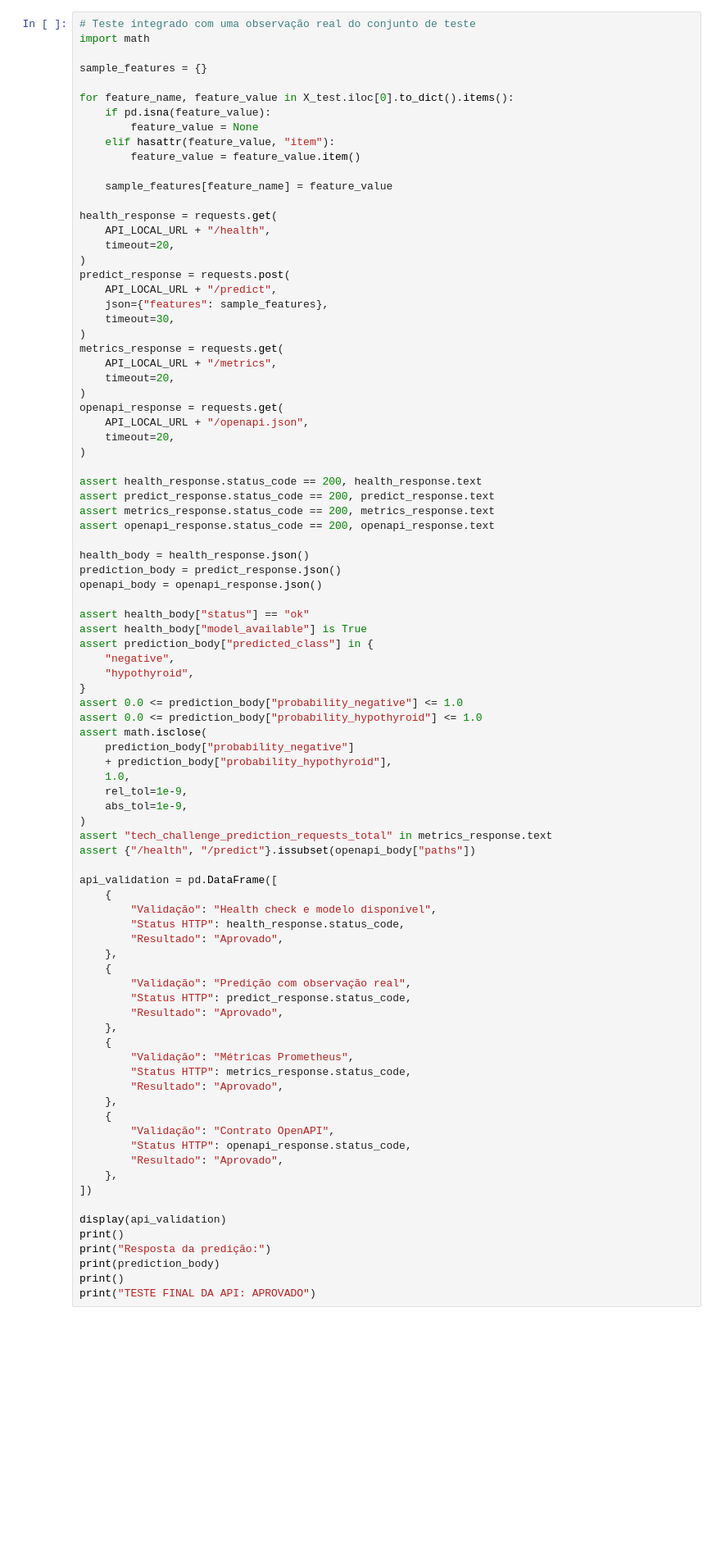
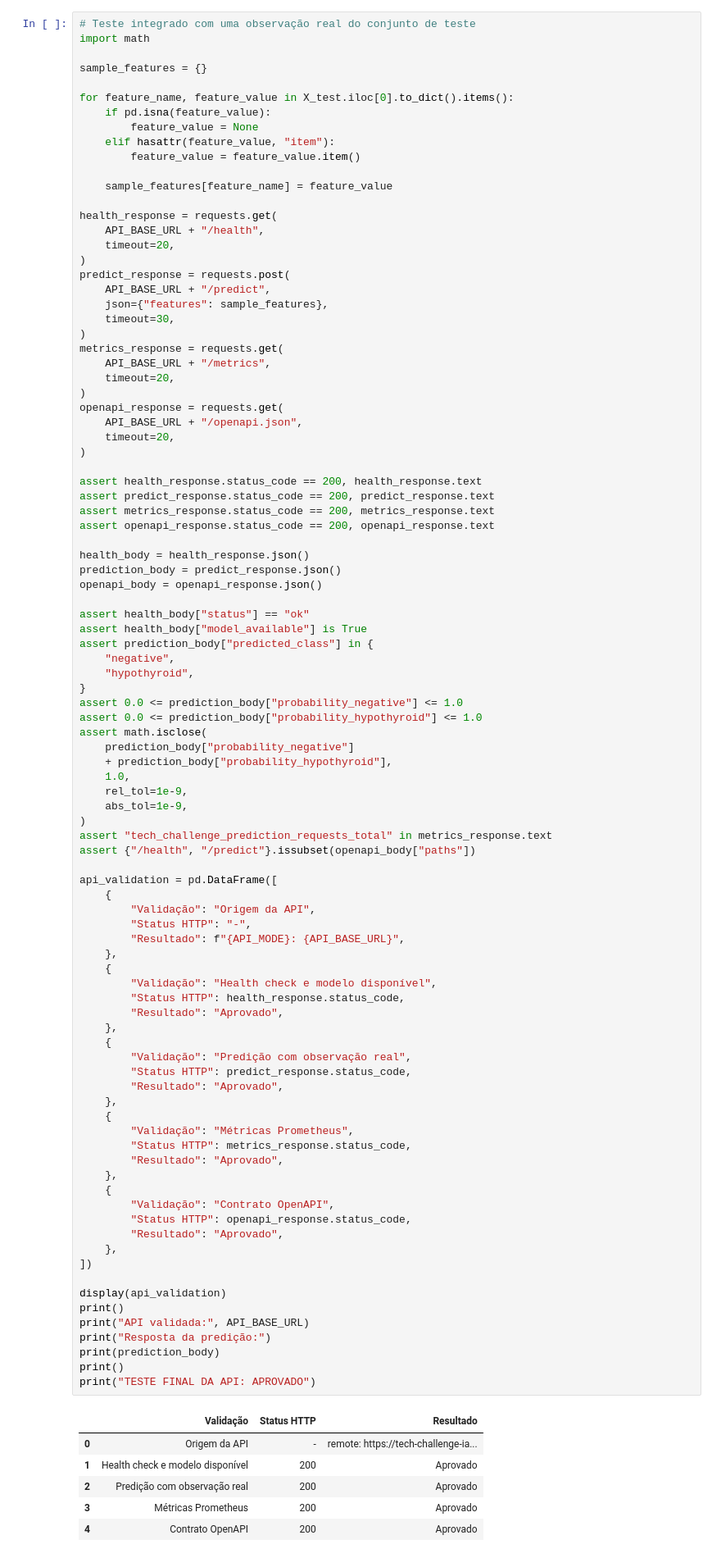
Before and after one commit to Val-Faria/tech-challenge-ia-saude, a Jupyter notebook: 02_otimizacao_hiperparametros_ag.ipynb, the cells around one changed output. Shown at 82% size. Drawn from its saved outputs; the diff is of its cells as text; blank space fills up the shorter version.

```diff
--- a/02_otimizacao_hiperparametros_ag.ipynb
+++ b/02_otimizacao_hiperparametros_ag.ipynb
@@ -2278,20 +2271,20 @@ for feature_name, feature_value in X_test.iloc[0].to_dict().items():
     sample_features[feature_name] = feature_value
 
 health_response = requests.get(
-    API_LOCAL_URL + "/health",
+    API_BASE_URL + "/health",
     timeout=20,
 )
 predict_response = requests.post(
-    API_LOCAL_URL + "/predict",
+    API_BASE_URL + "/predict",
     json={"features": sample_features},
     timeout=30,
 )
 metrics_response = requests.get(
-    API_LOCAL_URL + "/metrics",
+    API_BASE_URL + "/metrics",
     timeout=20,
 )
 openapi_response = requests.get(
-    API_LOCAL_URL + "/openapi.json",
+    API_BASE_URL + "/openapi.json",
     timeout=20,
 )
 
@@ -2324,31 +2317,43 @@ assert {"/health", "/predict"}.issubset(openapi_body["paths"])
 
 api_validation = pd.DataFrame([
     {
+        "Validação": "Origem da API",
+        "Status HTTP": "-",
+        "Resultado": f"{API_MODE}: {API_BASE_URL}",
+    },
+    {
         "Validação": "Health check e modelo disponível",
         "Status HTTP": health_response.status_code,
         "Resultado": "Aprovado",
     },
     {
         "Validação": "Predição com observação real",
         "Status HTTP": predict_response.status_code,
         "Resultado": "Aprovado",
     },
     {
         "Validação": "Métricas Prometheus",
         "Status HTTP": metrics_response.status_code,
         "Resultado": "Aprovado",
     },
     {
         "Validação": "Contrato OpenAPI",
         "Status HTTP": openapi_response.status_code,
         "Resultado": "Aprovado",
     },
 ])
 
 display(api_validation)
 print()
+print("API validada:", API_BASE_URL)
 print("Resposta da predição:")
 print(prediction_body)
 print()
 print("TESTE FINAL DA API: APROVADO")
 # %% [output]
+|  | Validação | Status HTTP | Resultado |
+| 0 | Origem da API | - | remote: https://tech-challenge-ia... |
+| 1 | Health check e modelo disponível | 200 | Aprovado |
+| 2 | Predição com observação real | 200 | Aprovado |
+| 3 | Métricas Prometheus | 200 | Aprovado |
+| 4 | Contrato OpenAPI | 200 | Aprovado |
```
Also changed, not shown: parts of 16 cells of this notebook, 2 other files.
